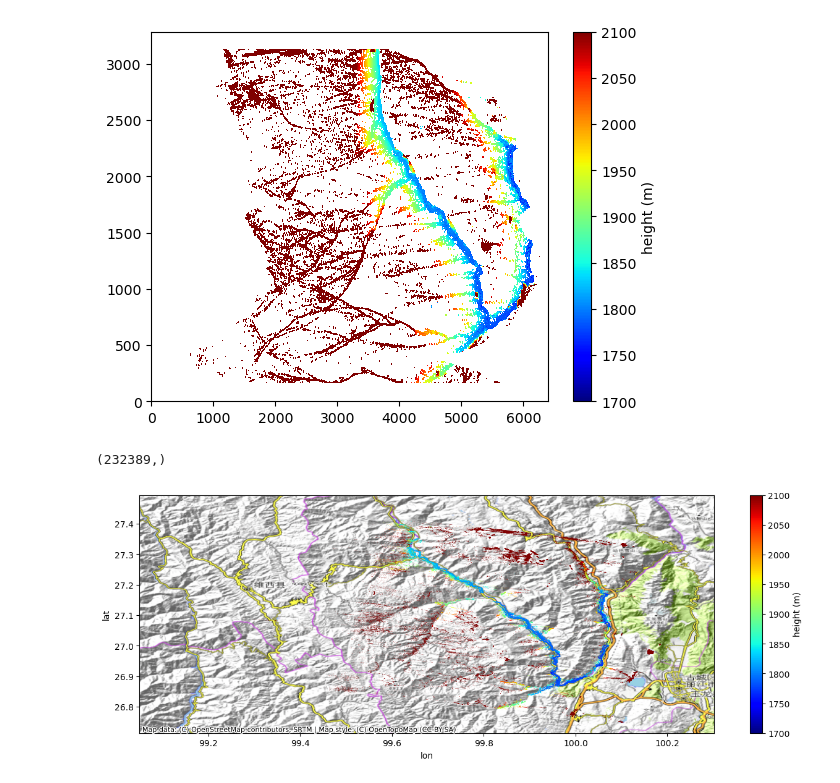
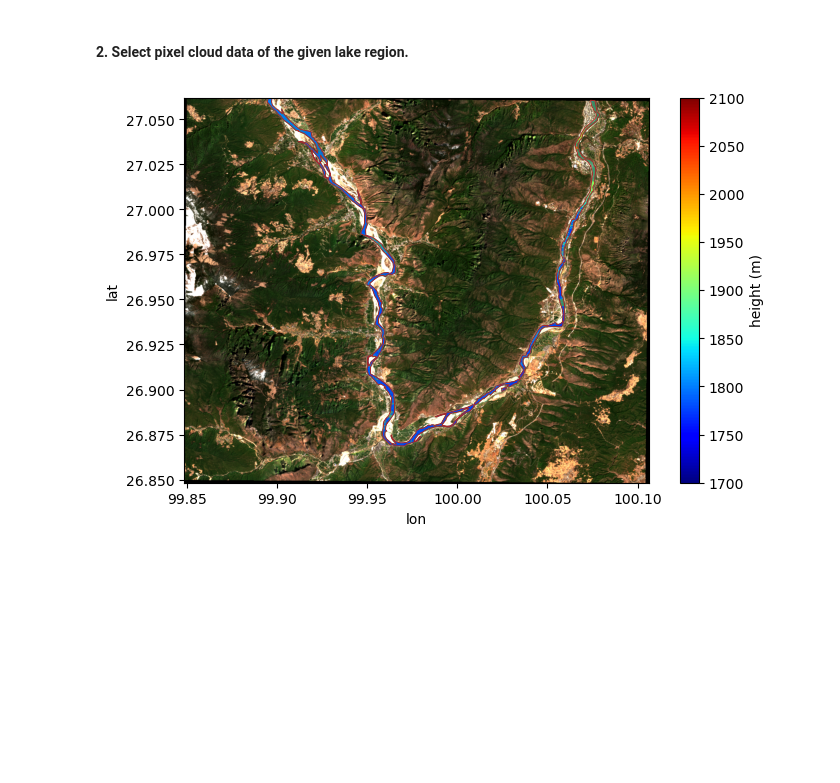
Before and after one commit to xinluo2018/swot-tool, a Jupyter notebook: notebooks/5_jinsha_river_pixc.ipynb, the cells around one changed output. Cells and saved outputs as stored; diff of their text form; code cells hidden in the pictures; blank space fills up the shorter version.

```diff
--- a/notebooks/5_jinsha_river_pixc.ipynb
+++ b/notebooks/5_jinsha_river_pixc.ipynb
@@ -13,6 +18,7 @@ path_dianchi_vec = 'data/jinsha_river/dianchi_vector.gpkg'
 # %%
 ## Check original .nc raster file.
 paths_file = [os.path.join(dir_save_pixc, file) for file in os.listdir(dir_save_pixc) if 'PIXC_' in file and '.nc' in file]
+paths_file = sorted(paths_file)
 print(paths_file[0])
 pixc_nc = xr.open_dataset(paths_file[0], group='pixel_cloud')
 pixc_nc
@@ -36,2 +42,10 @@ Data variables: (12/61)
     num_azimuth_looks:           7.0
     azimuth_offset:              3
+# %%
+rsimg_io = readTiff(path_rsimg)
+## read water body vector file of the river.
+jinsha_gpd = gpd.read_file(path_jinsha_vec)
+jinsha_gpd
+## read river centerline.
+jinsha_centerline_gpd = gpd.read_file(path_jinsha_centerline_vec)
+jinsha_centerline_gpd.head()
@@ -69,21 +72,24 @@ print(height.shape)
-# %%
-# height_ = np.flip(height, 1)  ## if left tile.
-plt.imshow(height, interpolation='none', cmap='jet', aspect='auto', origin='lower')
-plt.clim((1700, 2100))
-plt.colorbar().set_label('height (m)')
-# %% [output]
-[figure, removed]
+# %% [markdown]
+#### 2. Select pixel cloud data of the given lake region.
+# %%
+lat = pixc_nc['latitude'].values
+lon = pixc_nc['longitude'].values
+heights = pixc_nc['height'].values
+points = list(zip(lon, lat))
+points = [Point(point) for point in points]
+# %%
+mask_vec = jinsha_gpd.geometry[0].contains(np.array(points))
+lon_vec = np.ma.masked_array(lon, mask=~mask_vec, fill_value=np.nan)
+lat_vec = np.ma.masked_array(lat, mask=~mask_vec, fill_value=np.nan)
+heights_vec = np.ma.masked_array(heights, mask=~mask_vec, fill_value=np.nan)
 # %%
 crs='EPSG:4326'
-mask = np.where(np.logical_and(pixc_nc.classification > 2, pixc_nc.geolocation_qual <= 128))
-print(mask[0].shape)
-fig, ax = plt.subplots(figsize=(15,5))
-scat = ax.scatter(x=pixc_nc.longitude[mask], y=pixc_nc.latitude[mask], c=pixc_nc.height[mask],
-           s=0.1, edgecolor='none', cmap='jet', clim=(1700,2100))
-cx.add_basemap(ax, crs=crs, source=cx.providers.OpenTopoMap, aspect='auto')
-ax.set_xlabel('lon')
-ax.set_ylabel('lat')
+fig, ax = plt.subplots(figsize=(8,5))
+scat = ax.scatter(x=lon_vec[~lon_vec.mask], y=lat_vec[~lat_vec.mask], \
+                  c=heights_vec[~heights_vec.mask], s=0.1, edgecolor='none', cmap='jet', clim=(1700, 2100))
+jinsha_gpd.plot(ax=ax, edgecolor='Brown', facecolor='none', linewidth=0.7)
+imgShow(rsimg_io.array, extent=rsimg_io.geoextent, ax=ax)
+ax.set_xlabel('lon'); ax.set_ylabel('lat')
 fig.colorbar(scat).set_label('height (m)')
 # %% [output]
-(232389,)
-[figure, old version]
+[figure, new version]
```
Also changed, not shown: parts of 9 cells of this notebook, 12 other files.
